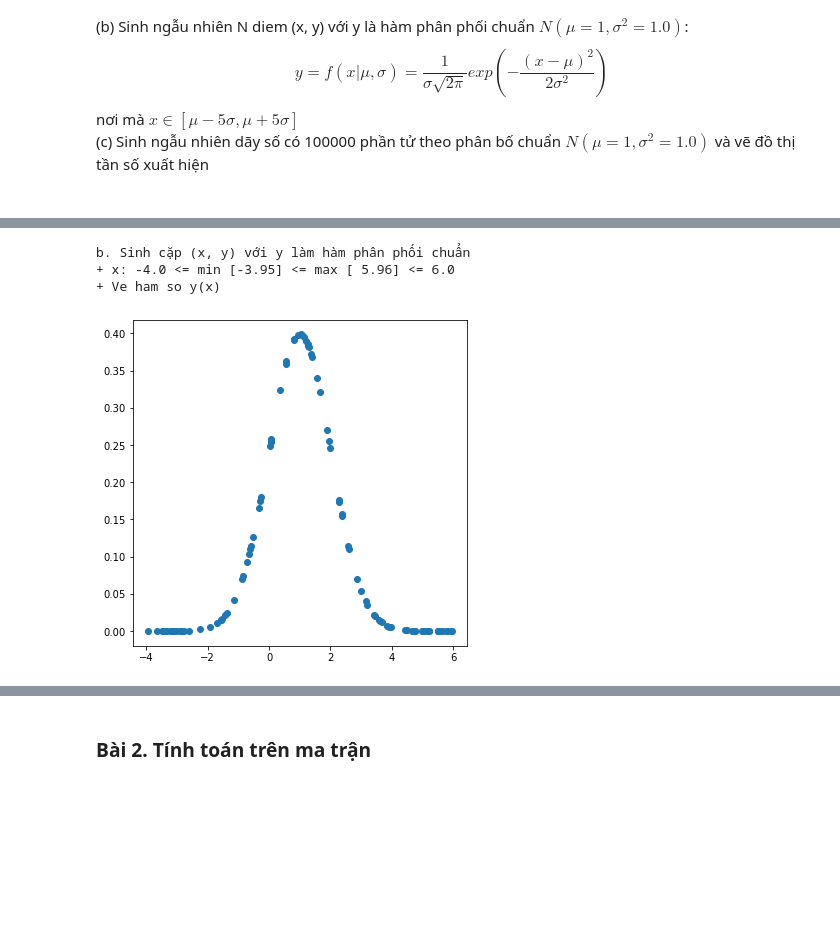
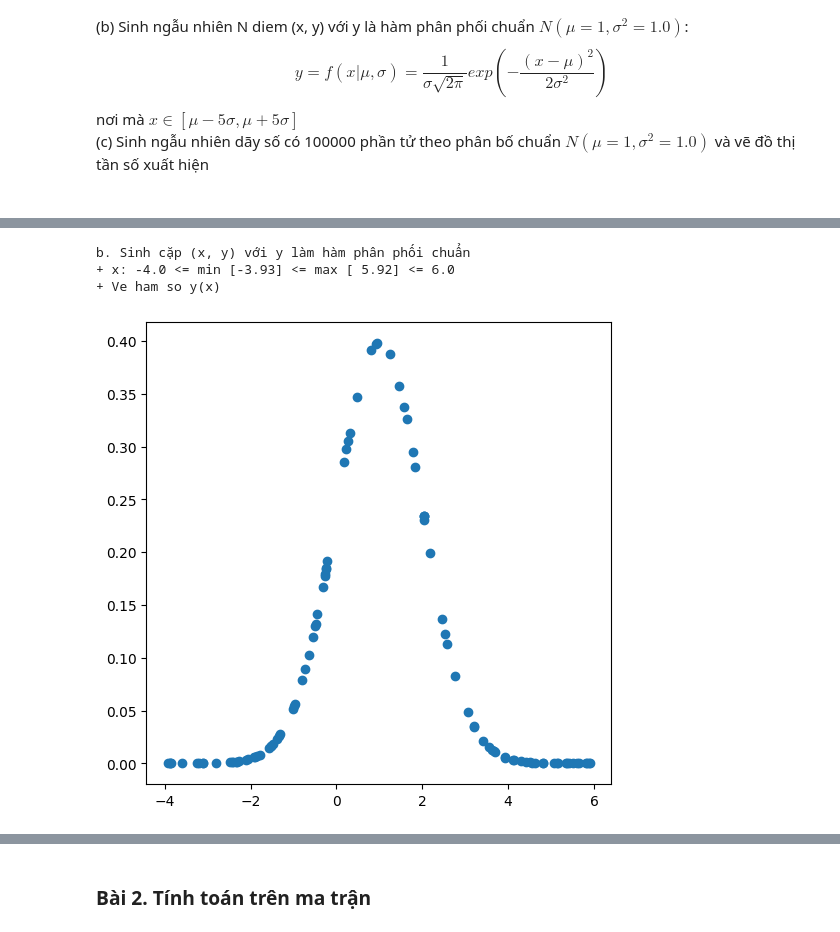
Before and after one commit to DangHau19/SGU26K1_CSTTNT, a Jupyter notebook: Tuan02/my_lesson3.ipynb, the cells around one changed output, grey strips where cells are left out. Drawn from its saved outputs; the diff is of its cells as text; code cells hidden in the pictures; blank space fills up the shorter version.

```diff
--- a/Tuan02/my_lesson3.ipynb
+++ b/Tuan02/my_lesson3.ipynb
@@ -163,19 +168,35 @@ a. Sinh ngẫu nhiên theo phân bố đều
 # %%
-""" CÁC BẠN LÀM BÀI Ở ĐÂY """
-# Sử dụm hàm np.random.rand() sinh số ngẫu nhiên trong [0,1) --> [0,1) * (b - a) + a --> [a, b)
+
+# Sử dụm hàn np.random.rand() sinh số ngẫu nhiên trong [0,1) --> [0,1) * (b - a) + a --> [a, b)
 # Sử dụng hàm sau để tính hàm xác suất chuẩn N(m, s): np.sqrt, np.exp
 # ...
+
+# Tham số phân phối chuẩn
+mu = 1
+sigma = 1.0
+
+# Khoảng x: [μ - 5σ, μ + 5σ]
+x_min = mu - 5 * sigma  # -4
+x_max = mu + 5 * sigma  # 6
+
+# Sinh N điểm x ngẫu nhiên trong [x_min, x_max]
+N = 100
+x = np.random.rand(N) * (x_max - x_min) + x_min
+
+# Tính y từ công thức hàm phân phối chuẩn Gaussian
+# y = (1 / (σ * sqrt(2π))) * exp(-(x - μ)² / (2σ²))
+y = (1 / (sigma * np.sqrt(2 * np.pi))) * np.exp(-((x - mu) ** 2) / (2 * sigma ** 2))
 
 print("b. Sinh cặp (x, y) với y làm hàm phân phối chuẩn")
 print(f"+ x: {x_min} <= min [{np.min(x): .2f}] <= max [{np.max(x): .2f}] <= {x_max}")
 print(f"+ Ve ham so y(x)")
 plt.figure(figsize=(6,6))      # kich thuoc ban ve
 plt.scatter(x, y)              # ve cac diem (xi, yi)
 plt.savefig("4b.png")          #  luu do thi
 plt.show()                     #  hien thi do thi
 # %% [output]
 b. Sinh cặp (x, y) với y làm hàm phân phối chuẩn
-+ x: -4.0 <= min [-3.95] <= max [ 5.96] <= 6.0
++ x: -4.0 <= min [-3.93] <= max [ 5.92] <= 6.0
 + Ve ham so y(x)
-[figure, old version]
+[figure, new version]
 # %%
```
Also changed, not shown: parts of 9 cells of this notebook, 7 other files.
